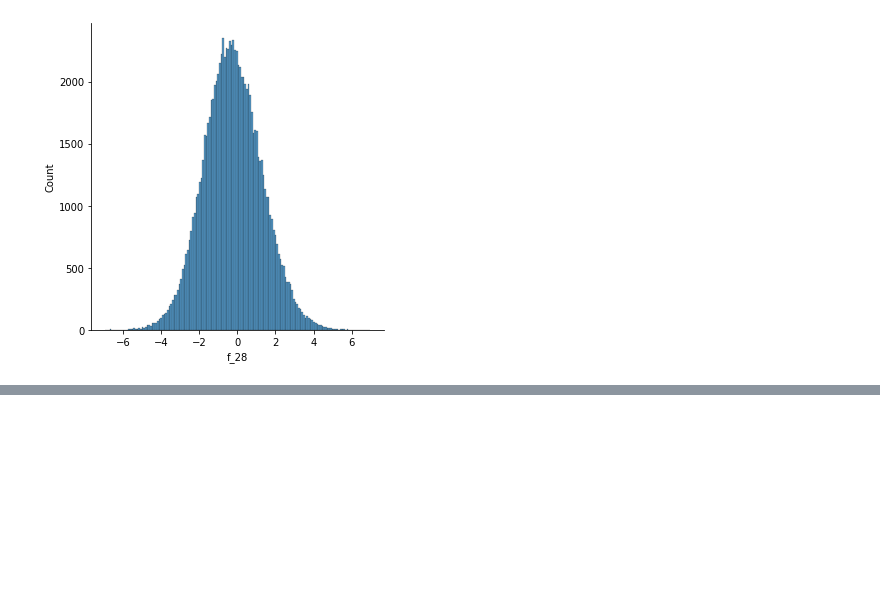
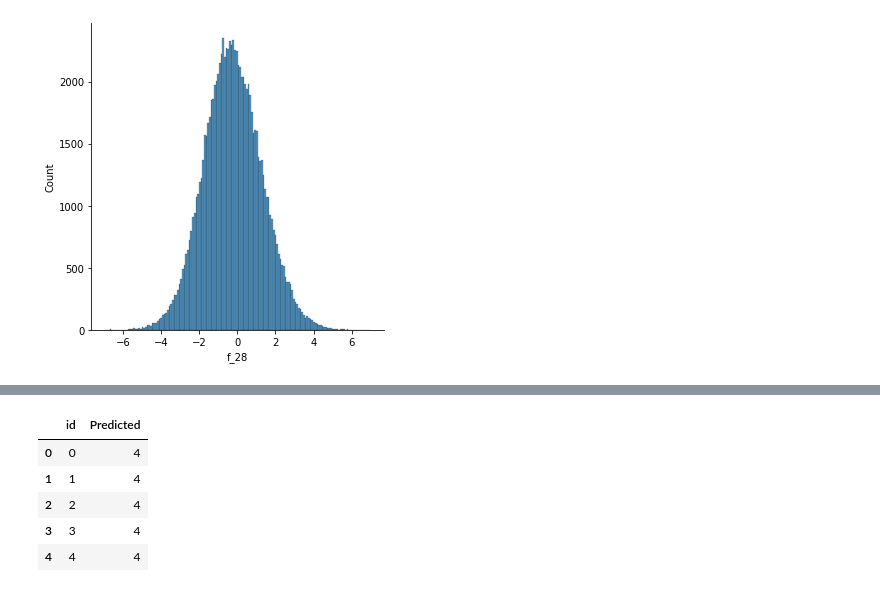
Before and after one commit to rohandawar/Tabular_play_Ground, a Jupyter notebook: tabular-data-challange-jul-2022.ipynb, the cells around one changed output, grey strips where cells are left out. Cells and saved outputs as stored; diff of their text form; code cells hidden in the pictures; blank space fills up the shorter version.

```diff
--- a/tabular-data-challange-jul-2022.ipynb
+++ b/tabular-data-challange-jul-2022.ipynb
@@ -215,0 +257,17 @@ plotting(traindf, 'f_28')
+# %%
+final_col = ['id', 'Predicted']
+drop_cols = [i for i in df.columns if i not in final_col]
+
+submissiondf = df.drop(drop_cols, axis=1)
+
+#saving the file
+submissiondf.to_csv('submission.csv', index=False)
+# %%
+submissiondf.head()
+# %% [output]
+|  | id | Predicted |
+| 0 | 0 | 4 |
+| 1 | 1 | 4 |
+| 2 | 2 | 4 |
+| 3 | 3 | 4 |
+| 4 | 4 | 4 |
```
Also changed, not shown: parts of 7 cells of this notebook.
